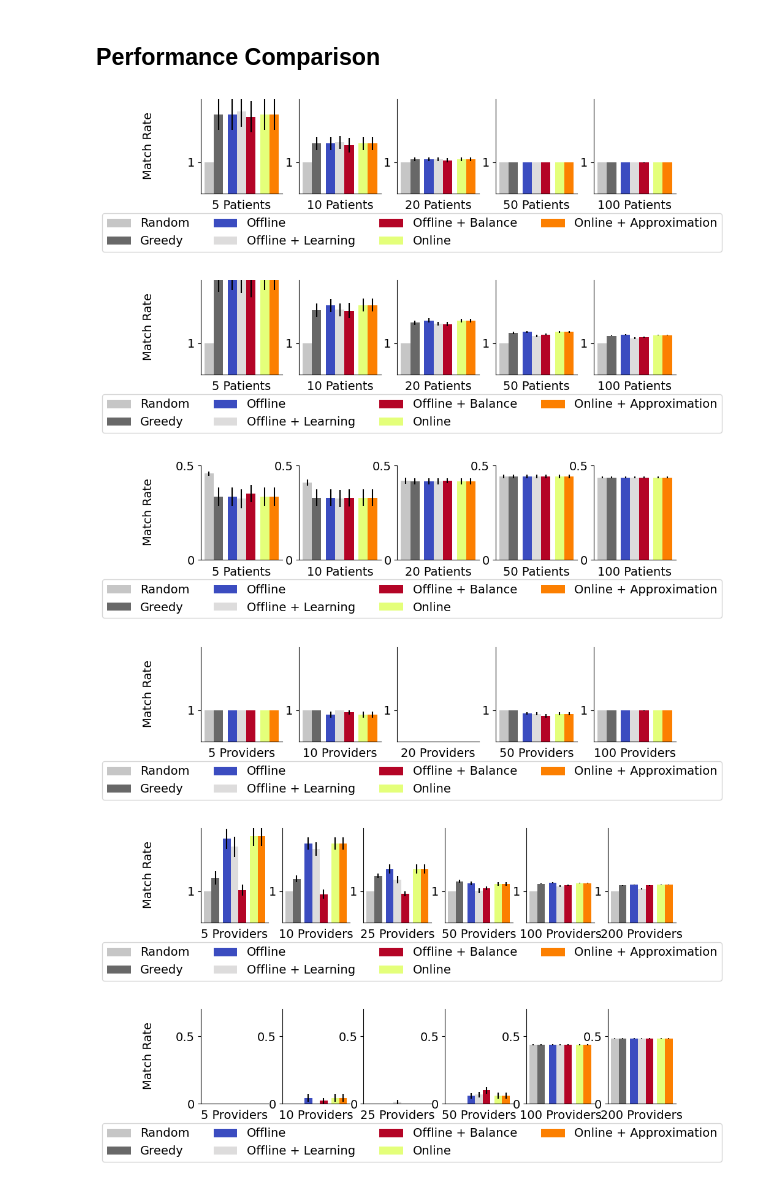
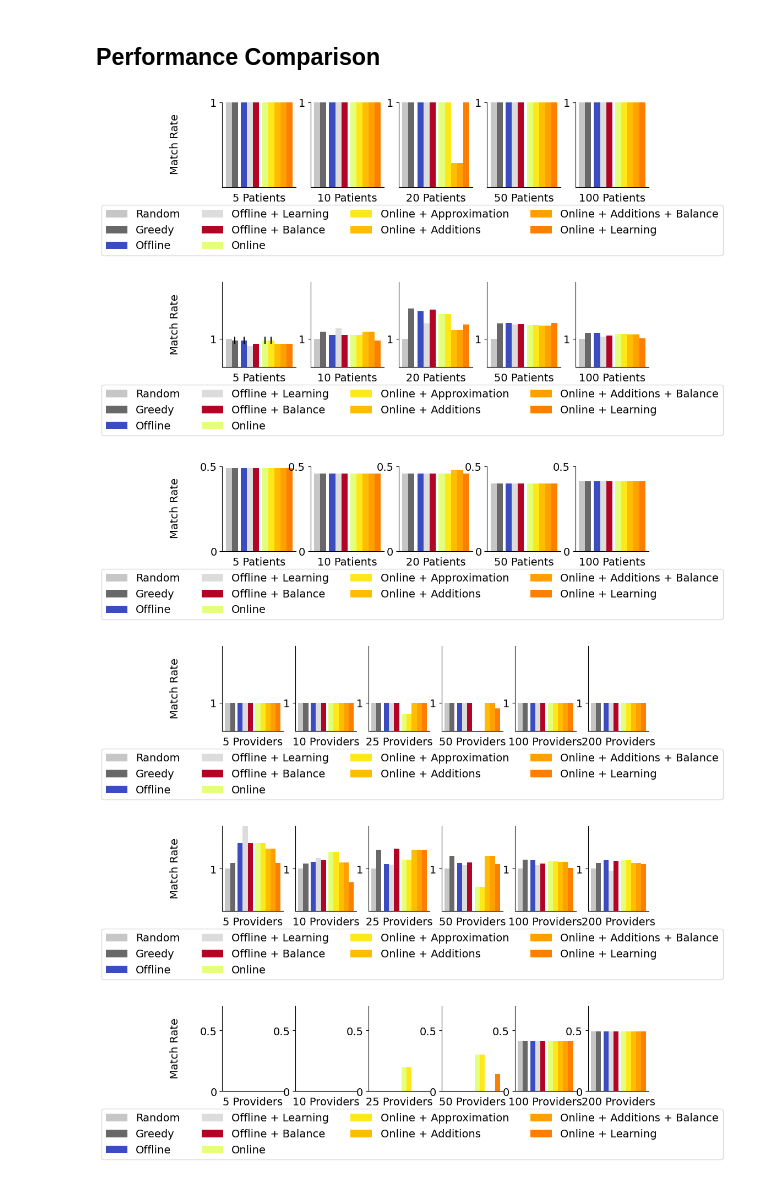
Before and after one commit to naveenr414/patient-provider, a Jupyter notebook: scripts/notebooks/Plotting.ipynb, the cells around one changed output. Drawn from its saved outputs; the diff is of its cells as text; code cells hidden in the pictures.

Commit message:
Created better online policies, especially with additions

```diff
--- a/scripts/notebooks/Plotting.ipynb
+++ b/scripts/notebooks/Plotting.ipynb
@@ -34,7 +34,7 @@ plt.rcParams['savefig.bbox'] = 'tight'
 colors_by_method = {}
 baseline_methods = ['random','greedy','whittle_activity']
 offline_methods = ['offline_solution','offline_learning_solution','offline_solution_balance']
-online_methods = ['p_approximation','p_approximation_balance']
+online_methods = ['p_approximation','p_approximation_balance','p_approximation_additions','p_approximation_additions_balance','p_approximation_additions_balance_learning']
 
 greys = plt.cm.Greys(np.linspace(0, 1, len(baseline_methods)+1))
 vidris = plt.cm.coolwarm(np.linspace(0, 1, len(offline_methods)))
@@ -52,8 +52,8 @@ colors_by_method['optimal'] = np.array([0.9,0.05,0.05,1.0])
 ## Performance Comparison
 # %%
 fig, axs = plt.subplots(1,5, figsize=(10, 2))
-method_names = ['random','greedy','offline_solution','offline_learning_solution','offline_solution_balance','p_approximation','p_approximation_balance']
-nice_names = ["Random","Greedy","Offline","Offline + Learning","Offline + Balance","Online","Online + Approximation"]
+method_names = ['random','greedy','offline_solution','offline_learning_solution','offline_solution_balance','p_approximation','p_approximation_balance','p_approximation_additions','p_approximation_additions_balance','p_approximation_additions_balance_learning']
+nice_names = ["Random","Greedy","Offline","Offline + Learning","Offline + Balance","Online","Online + Approximation","Online + Additions","Online + Additions + Balance","Online + Learning"]
 width = 0.1
 n_patients = [5,10,20,50,100]
 
@@ -97,7 +97,7 @@ for i,n in enumerate(n_patients):
     axs[i].set_xticks([])
 
     axs[i].set_yticks([0,0.5,1],[0,0.5,1],fontsize=14)
-    axs[i].set_ylim([0.9,1.2])
+    axs[i].set_ylim([0.9,1])
     axs[i].set_xlabel("{} Arms".format(n),fontsize=14)
 
 
@@ -111,11 +111,11 @@ fig.legend(handles, labels, loc='upper center',ncol=4,bbox_to_anchor=(0.47,0),fo
 fig.supylabel("Match Rate",fontsize=14,x=0.03)
 fig.savefig("../../results/figures/n_patients.pdf",dpi=300, bbox_inches='tight')
 # %% [output]
-[figure, old version]
+[figure, new version]
 # %%
 fig, axs = plt.subplots(1,5, figsize=(10, 2))
-method_names = ['random','greedy','offline_solution','offline_learning_solution','offline_solution_balance','p_approximation','p_approximation_balance']
-nice_names = ["Random","Greedy","Offline","Offline + Learning","Offline + Balance","Online","Online + Approximation"]
+method_names = ['random','greedy','offline_solution','offline_learning_solution','offline_solution_balance','p_approximation','p_approximation_balance','p_approximation_additions','p_approximation_additions_balance','p_approximation_additions_balance_learning']
+nice_names = ["Random","Greedy","Offline","Offline + Learning","Offline + Balance","Online","Online + Approximation","Online + Additions","Online + Additions + Balance","Online + Learning"]
 width = 0.1
 n_patients = [5,10,20,50,100]
 
@@ -173,11 +173,11 @@ fig.legend(handles, labels, loc='upper center',ncol=4,bbox_to_anchor=(0.47,0),fo
 fig.supylabel("Match Rate",fontsize=14,x=0.03)
 fig.savefig("../../results/figures/n_providers.pdf",dpi=300, bbox_inches='tight')
 # %% [output]
-[figure, old version]
+[figure, new version]
 # %%
 fig, axs = plt.subplots(1,5, figsize=(10, 2))
-method_names = ['random','greedy','offline_solution','offline_learning_solution','offline_solution_balance','p_approximation','p_approximation_balance']
-nice_names = ["Random","Greedy","Offline","Offline + Learning","Offline + Balance","Online","Online + Approximation"]
+method_names = ['random','greedy','offline_solution','offline_learning_solution','offline_solution_balance','p_approximation','p_approximation_balance','p_approximation_additions','p_approximation_additions_balance','p_approximation_additions_balance_learning']
+nice_names = ["Random","Greedy","Offline","Offline + Learning","Offline + Balance","Online","Online + Approximation","Online + Additions","Online + Additions + Balance","Online + Learning"]
 width = 0.1
 n_patients = [5,10,20,50,100]
 
@@ -214,38 +214,38 @@ for i,n in enumerate(n_patients):
             num_data = len(results)
         if num_data>0:
             results = aggregate_data(results)
             if '{}_workloads'.format(m) not in results:
                     results['{}_workloads'.format(m)] = [0,0]
             score_by_n.append(results['{}_workloads'.format(m)][0])
             std_by_n.append(results['{}_workloads'.format(m)][1]/(num_data**.5))
 
             if m == 'optimal' and n == 4:
                 axs[i].hlines(score_by_n[0],-0.1,x_locations[-1],colors='green',linestyles='dashed',label='Optimal',color=colors_by_method[m])
             else:
                 axs[i].bar(x_locations[k],score_by_n,width=width,label=nice_names[k],color=colors_by_method[m],yerr=std_by_n)
 
     axs[i].set_xticks([])
 
     axs[i].set_yticks([0,0.5,1],[0,0.5,1],fontsize=14)
     axs[i].set_ylim([0,0.5])
     axs[i].set_xlabel("{} Arms".format(n),fontsize=14)
 
 
 for i in range(len(axs)):
     axs[i].set_xlabel("{} Patients".format(n_patients[i]),fontsize=14)
 
 handles, labels = axs[1].get_legend_handles_labels()
 
 fig.legend(handles, labels, loc='upper center',ncol=4,bbox_to_anchor=(0.47,0),fontsize=14)
 
 fig.supylabel("Match Rate",fontsize=14,x=0.03)
 fig.savefig("../../results/figures/n_providers.pdf",dpi=300, bbox_inches='tight')
 # %% [output]
-[figure, old version]
+[figure, new version]
 # %%
-fig, axs = plt.subplots(1,5, figsize=(10, 2))
-method_names = ['random','greedy','offline_solution','offline_learning_solution','offline_solution_balance','p_approximation','p_approximation_balance']
-nice_names = ["Random","Greedy","Offline","Offline + Learning","Offline + Balance","Online","Online + Approximation"]
+fig, axs = plt.subplots(1,6, figsize=(10, 2))
+method_names = ['random','greedy','offline_solution','offline_learning_solution','offline_solution_balance','p_approximation','p_approximation_balance','p_approximation_additions','p_approximation_additions_balance','p_approximation_additions_balance_learning']
+nice_names = ["Random","Greedy","Offline","Offline + Learning","Offline + Balance","Online","Online + Approximation","Online + Additions","Online + Additions + Balance","Online + Learning"]
 width = 0.1
 n_providers = [5,10,25,50,100,200]
 
@@ -260,7 +260,7 @@ for i in range(len(method_names)):
         shift += 0.5
     x_locations.append((i+shift)*width)
 
-for i,n in enumerate(n_patients):
+for i,n in enumerate(n_providers):
     baseline_params['num_providers'] = n
     for k,m in enumerate(method_names):
         score_by_n = []
@@ -293,7 +293,7 @@ for i,n in enumerate(n_patients):
 
 
 for i in range(len(axs)):
-    axs[i].set_xlabel("{} Providers".format(n_patients[i]),fontsize=14)
+    axs[i].set_xlabel("{} Providers".format(n_providers[i]),fontsize=14)
 
 handles, labels = axs[1].get_legend_handles_labels()
 
@@ -302,11 +302,11 @@ fig.legend(handles, labels, loc='upper center',ncol=4,bbox_to_anchor=(0.47,0),fo
 fig.supylabel("Match Rate",fontsize=14,x=0.03)
 fig.savefig("../../results/figures/n_patients.pdf",dpi=300, bbox_inches='tight')
 # %% [output]
-[figure, old version]
+[figure, new version]
 # %%
 fig, axs = plt.subplots(1,6, figsize=(10, 2))
-method_names = ['random','greedy','offline_solution','offline_learning_solution','offline_solution_balance','p_approximation','p_approximation_balance']
-nice_names = ["Random","Greedy","Offline","Offline + Learning","Offline + Balance","Online","Online + Approximation"]
+method_names = ['random','greedy','offline_solution','offline_learning_solution','offline_solution_balance','p_approximation','p_approximation_balance','p_approximation_additions','p_approximation_additions_balance','p_approximation_additions_balance_learning']
+nice_names = ["Random","Greedy","Offline","Offline + Learning","Offline + Balance","Online","Online + Approximation","Online + Additions","Online + Additions + Balance","Online + Learning"]
 width = 0.1
 n_providers = [5,10,25,50,100,200]
 
@@ -349,7 +349,7 @@ for i,n in enumerate(n_providers):
     axs[i].set_xticks([])
 
     axs[i].set_yticks([0,0.5,1],[0,0.5,1],fontsize=14)
-    axs[i].set_ylim([0.9,1.2])
+    axs[i].set_ylim([0.9,1.1])
     axs[i].set_xlabel("{} Arms".format(n),fontsize=14)
 
 
@@ -363,11 +363,11 @@ fig.legend(handles, labels, loc='upper center',ncol=4,bbox_to_anchor=(0.47,0),fo
 fig.supylabel("Match Rate",fontsize=14,x=0.03)
 fig.savefig("../../results/figures/n_patients.pdf",dpi=300, bbox_inches='tight')
 # %% [output]
-[figure, old version]
+[figure, new version]
 # %%
 fig, axs = plt.subplots(1,6, figsize=(10, 2))
-method_names = ['random','greedy','offline_solution','offline_learning_solution','offline_solution_balance','p_approximation','p_approximation_balance']
-nice_names = ["Random","Greedy","Offline","Offline + Learning","Offline + Balance","Online","Online + Approximation"]
+method_names = ['random','greedy','offline_solution','offline_learning_solution','offline_solution_balance','p_approximation','p_approximation_balance','p_approximation_additions','p_approximation_additions_balance','p_approximation_additions_balance_learning']
+nice_names = ["Random","Greedy","Offline","Offline + Learning","Offline + Balance","Online","Online + Approximation","Online + Additions","Online + Additions + Balance","Online + Learning"]
 width = 0.1
 n_providers = [5,10,25,50,100,200]
 
@@ -432,6 +432,6 @@ fig.legend(handles, labels, loc='upper center',ncol=4,bbox_to_anchor=(0.47,0),fo
 fig.supylabel("Match Rate",fontsize=14,x=0.03)
 fig.savefig("../../results/figures/n_patients.pdf",dpi=300, bbox_inches='tight')
 # %% [output]
-[figure, old version]
+[figure, new version]
 # %%
 fig, axs = plt.subplots(1,5, figsize=(10, 2))
```
Also changed, not shown: parts of 2 cells of this notebook, 6 other files.
